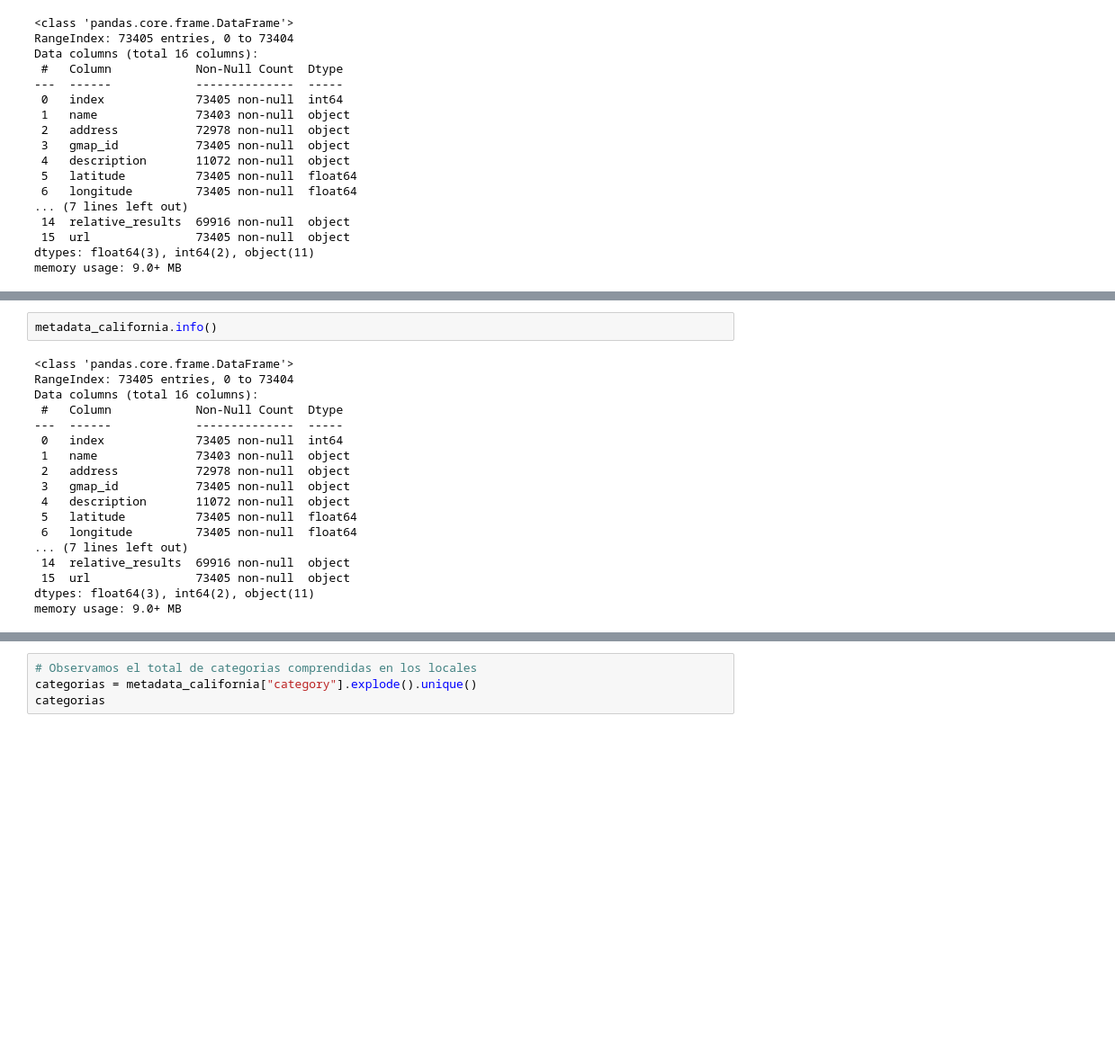
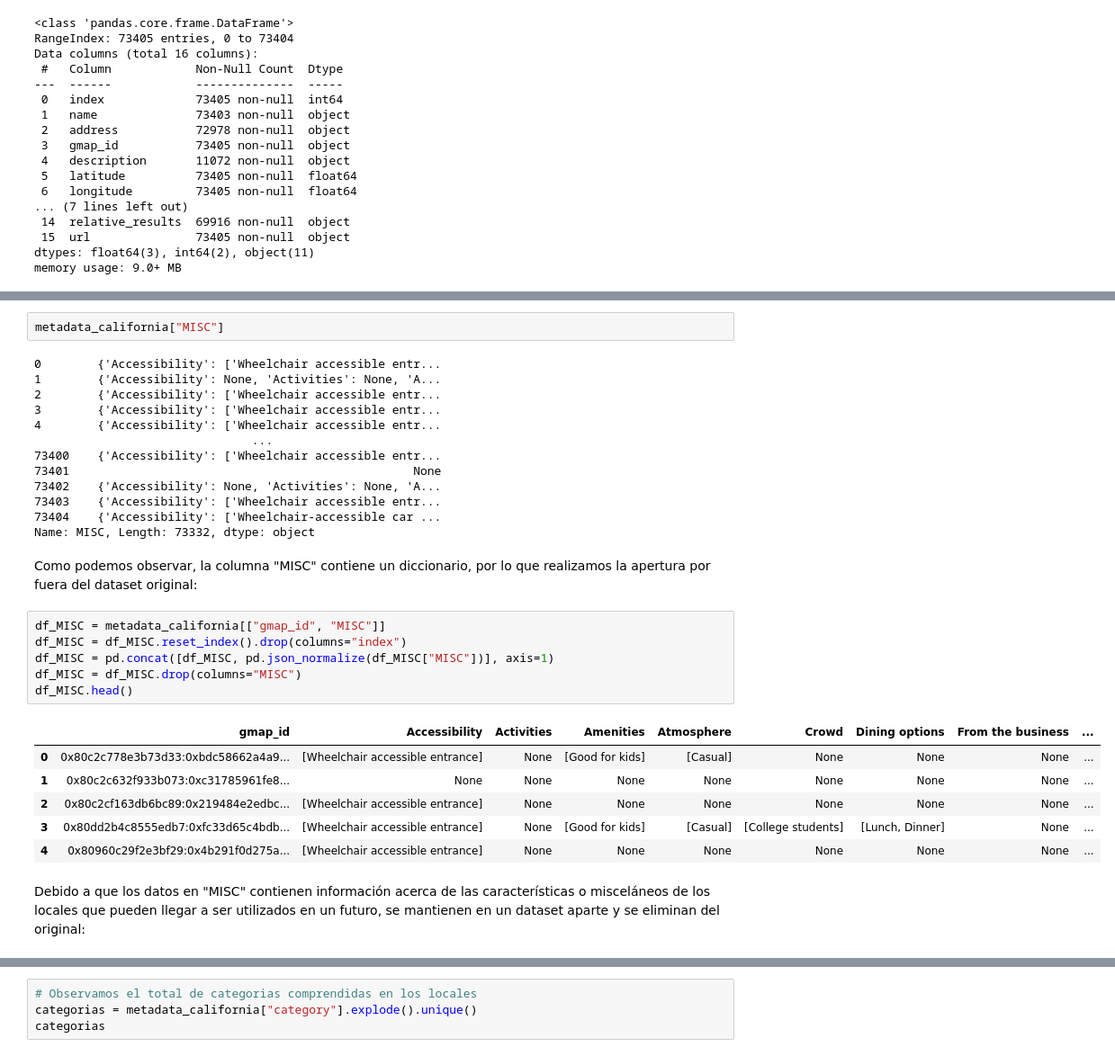
Before and after one commit to javierdichiachio/Proyecto_Final_Google_Yelp, a Jupyter notebook: EDA_Google.ipynb, the cells around one changed output, grey strips where cells are left out. Shown: that part at 90% size. Drawn from its saved outputs; the diff is of its cells as text; blank space fills up the shorter version.

```diff
--- a/EDA_Google.ipynb
+++ b/EDA_Google.ipynb
@@ -253,20 +327,32 @@ metadata_california.to_parquet('metadata_california.parquet', engine="pyarrow")
 # %%
-metadata_california.info()
+metadata_california["MISC"]
 # %% [output]
-<class 'pandas.core.frame.DataFrame'>
-RangeIndex: 73405 entries, 0 to 73404
-Data columns (total 16 columns):
- #   Column            Non-Null Count  Dtype
----  ------            --------------  -----
- 0   index             73405 non-null  int64
- 1   name              73403 non-null  object
- 2   address           72978 non-null  object
- 3   gmap_id           73405 non-null  object
- 4   description       11072 non-null  object
- 5   latitude          73405 non-null  float64
- 6   longitude         73405 non-null  float64
-... (7 lines left out)
- 14  relative_results  69916 non-null  object
- 15  url               73405 non-null  object
-dtypes: float64(3), int64(2), object(11)
-memory usage: 9.0+ MB
+0        {'Accessibility': ['Wheelchair accessible entr...
+1        {'Accessibility': None, 'Activities': None, 'A...
+2        {'Accessibility': ['Wheelchair accessible entr...
+3        {'Accessibility': ['Wheelchair accessible entr...
+4        {'Accessibility': ['Wheelchair accessible entr...
+                               ...
+73400    {'Accessibility': ['Wheelchair accessible entr...
+73401                                                 None
+73402    {'Accessibility': None, 'Activities': None, 'A...
+73403    {'Accessibility': ['Wheelchair accessible entr...
+73404    {'Accessibility': ['Wheelchair-accessible car ...
+Name: MISC, Length: 73332, dtype: object
+# %% [markdown]
+Como podemos observar, la columna "MISC" contiene un diccionario, por lo que realizamos la apertura por fuera del dataset original:
+# %%
+df_MISC = metadata_california[["gmap_id", "MISC"]]
+df_MISC = df_MISC.reset_index().drop(columns="index")
+df_MISC = pd.concat([df_MISC, pd.json_normalize(df_MISC["MISC"])], axis=1)
+df_MISC = df_MISC.drop(columns="MISC")
+df_MISC.head()
+# %% [output]
+|  | gmap_id | Accessibility | Activities | Amenities | Atmosphere | Crowd | Dining options | From the business | ... |
+| 0 | 0x80c2c778e3b73d33:0xbdc58662a4a9... | [Wheelchair accessible entrance] | None | [Good for kids] | [Casual] | None | None | None | ... |
+| 1 | 0x80c2c632f933b073:0xc31785961fe8... | None | None | None | None | None | None | None | ... |
+| 2 | 0x80c2cf163db6bc89:0x219484e2edbc... | [Wheelchair accessible entrance] | None | None | None | None | None | None | ... |
+| 3 | 0x80dd2b4c8555edb7:0xfc33d65c4bdb... | [Wheelchair accessible entrance] | None | [Good for kids] | [Casual] | [College students] | [Lunch, Dinner] | None | ... |
+| 4 | 0x80960c29f2e3bf29:0x4b291f0d275a... | [Wheelchair accessible entrance] | None | None | None | None | None | None | ... |
+# %% [markdown]
+Debido a que los datos en "MISC" contienen información acerca de las características o misceláneos de los locales que pueden llegar a ser utilizados en un futuro, se mantienen en un dataset aparte y se eliminan del original:
```
Also changed, not shown: parts of 58 cells of this notebook, 8 other files.
